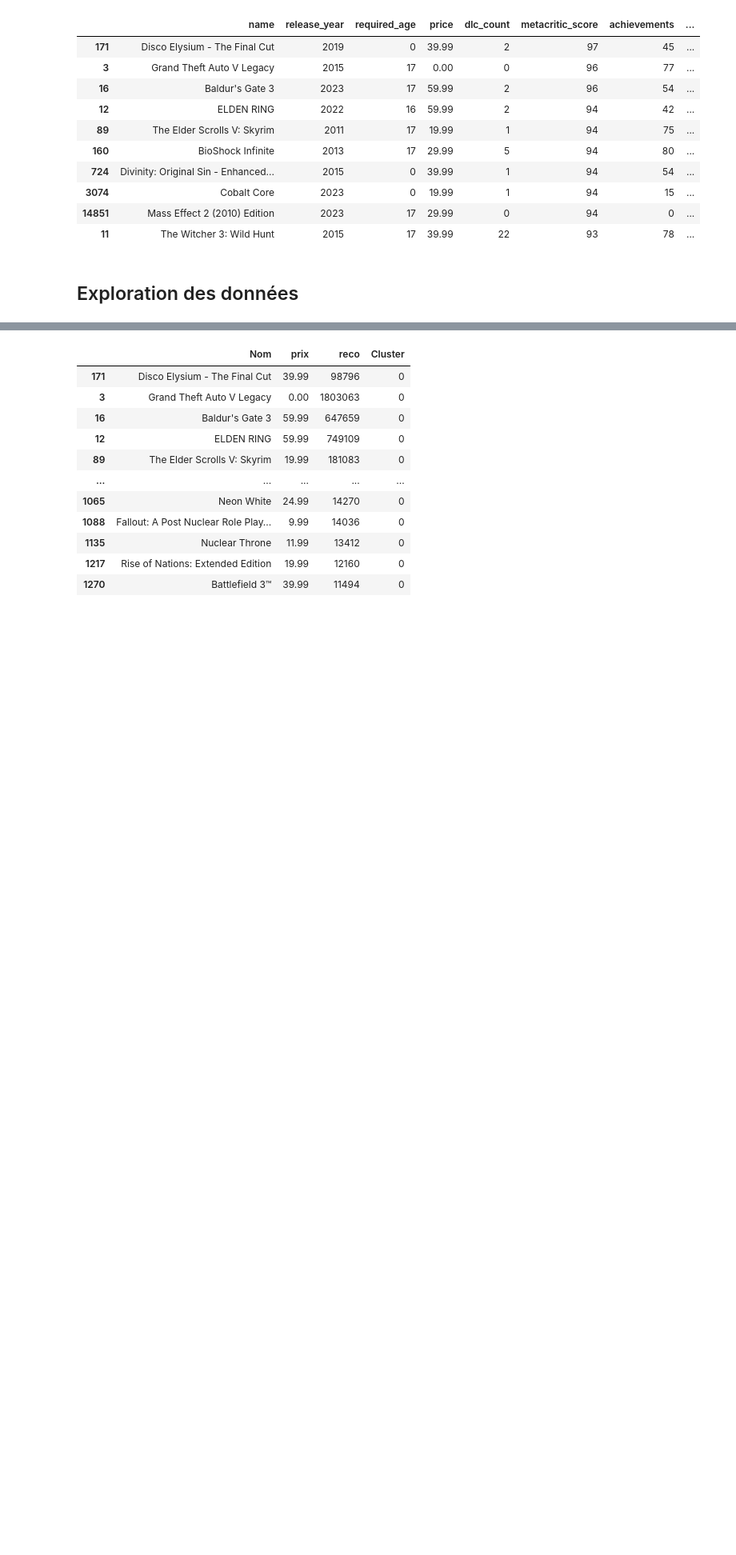
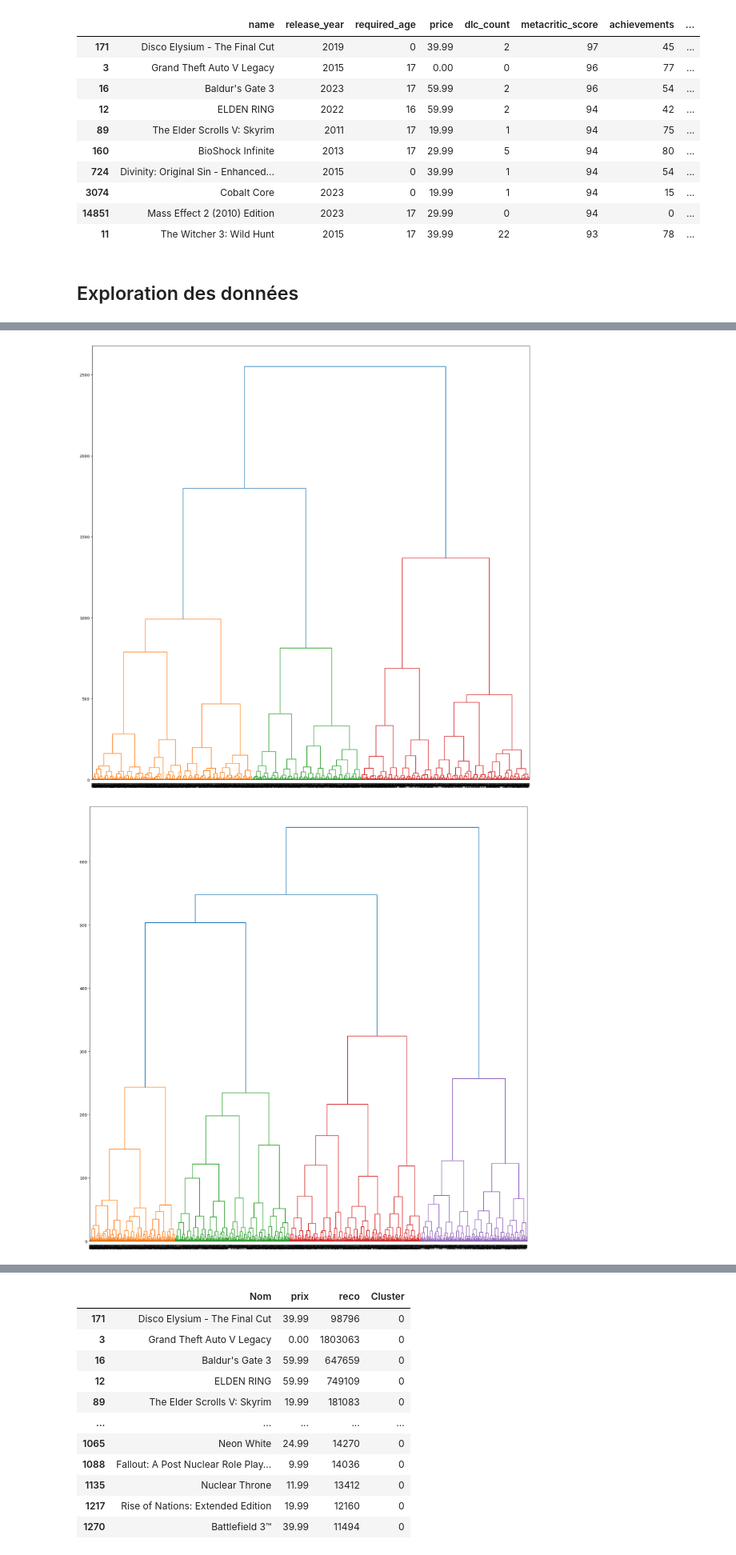
Before and after one commit to trietngh/5SIEC-clustering, a Jupyter notebook: tp2/TP_clustering_2.ipynb, the cells around one changed output, grey strips where cells are left out. Shown at 80% size. Saved outputs shown, nothing was run; the diff lists cells and outputs as text; code cells hidden in the pictures; blank space fills up the shorter version.

```diff
--- a/tp2/TP_clustering_2.ipynb
+++ b/tp2/TP_clustering_2.ipynb
@@ -439,3 +155,28 @@ fig.show()
+# %%
+import scipy.cluster.hierarchy as shc
+
+
+
+linked_mat1 = shc.linkage(data2D_tsne, "ward")
+
+plt.figure(figsize=(20,20))
+shc.dendrogram(linked_mat1,
+              orientation='top',
+              distance_sort='descending',
+              show_leaf_counts=True)
+plt.show()
+
+linked_mat2 = shc.linkage(data3D_tsne, "ward")
+
+plt.figure(figsize=(20,20))
+shc.dendrogram(linked_mat2,
+              orientation='top',
+              distance_sort='descending',
+              show_leaf_counts=True)
+plt.show()
+# %% [output]
+[figure, added]
+[figure, added]
 # %%
 from sklearn.cluster import AgglomerativeClustering
 import matplotlib.pyplot as plt
```
Also changed, not shown: parts of 16 cells of this notebook.
